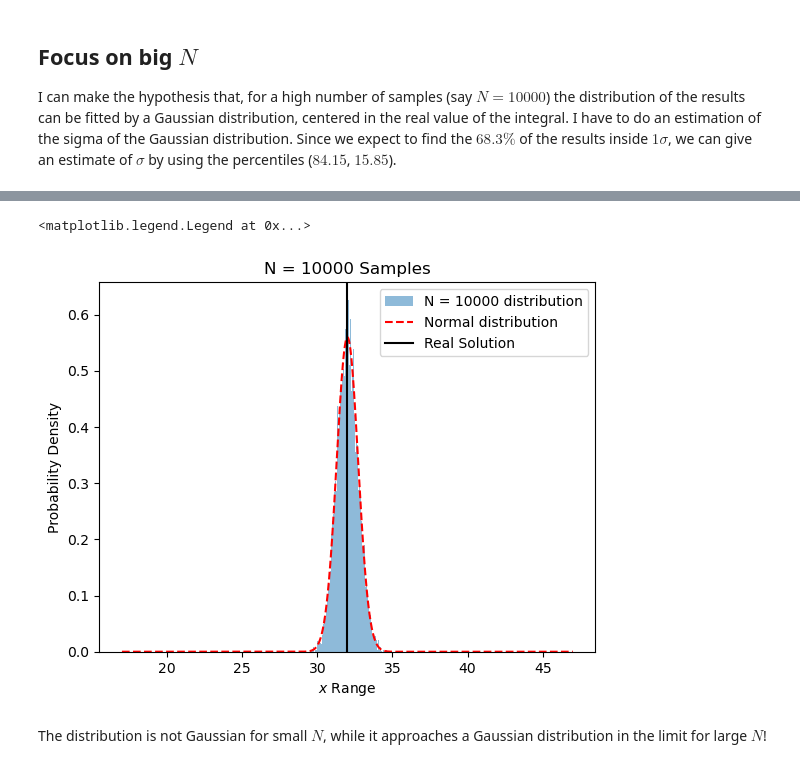
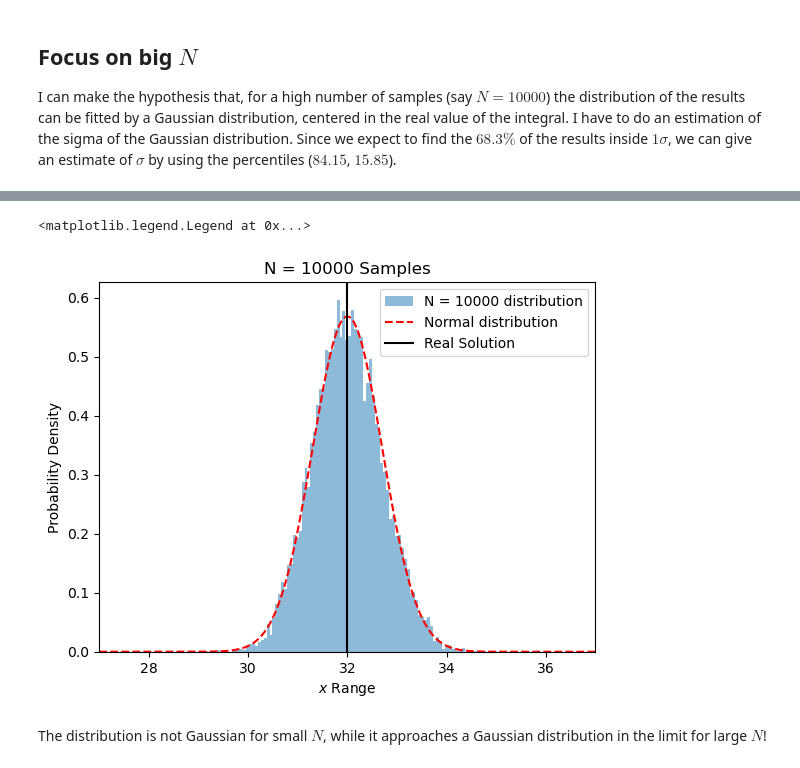
Before and after one commit to SimoneArienti/astrostatistics_bicocca_2024, a Jupyter notebook: working/Ex 03 Gaussian Integral.ipynb, the cells around one changed output, grey strips where cells are left out. Saved outputs shown, nothing was run; the diff lists cells and outputs as text; code cells hidden in the pictures.

```diff
--- a/working/Ex 03 Gaussian Integral.ipynb
+++ b/working/Ex 03 Gaussian Integral.ipynb
@@ -177,13 +177,14 @@ my_gaussian = norm.pdf(x, loc=real_solution, scale=my_sigma)
 # %%
 plt.hist(results_ns['N_s = 10000'], 100, alpha=0.5, density=True, label='N = 10000 distribution')
 plt.plot(x, my_gaussian, color='red', linewidth=1.5, ls='--', label='Normal distribution')
 plt.axvline(x=real_solution, color='black', label='Real Solution')
 plt.xlabel('$x$ Range')
 plt.ylabel('Probability Density')
+plt.xlim(27,37)
 plt.title('N = 10000 Samples')
 plt.legend()
 # %% [output]
 <matplotlib.legend.Legend at 0x...>
-[figure, old version]
+[figure, new version]
 # %% [markdown]
 The distribution is not Gaussian for small $N$, while it approaches a Gaussian distribution in the limit for large $N$!
```
Also changed, not shown: parts of 9 cells of this notebook.
